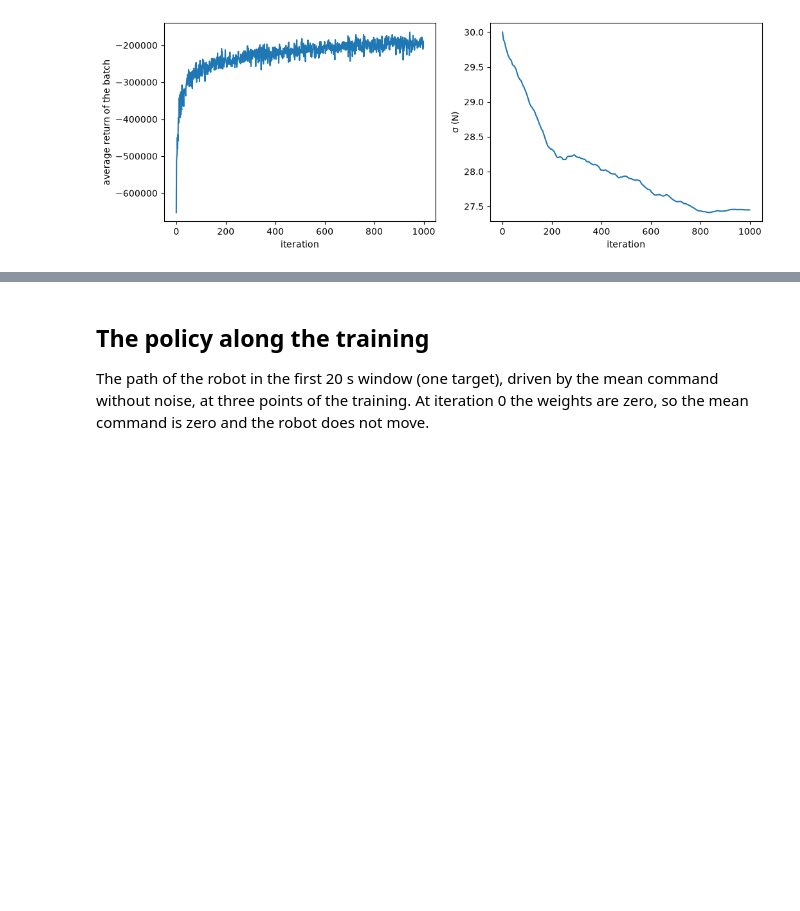
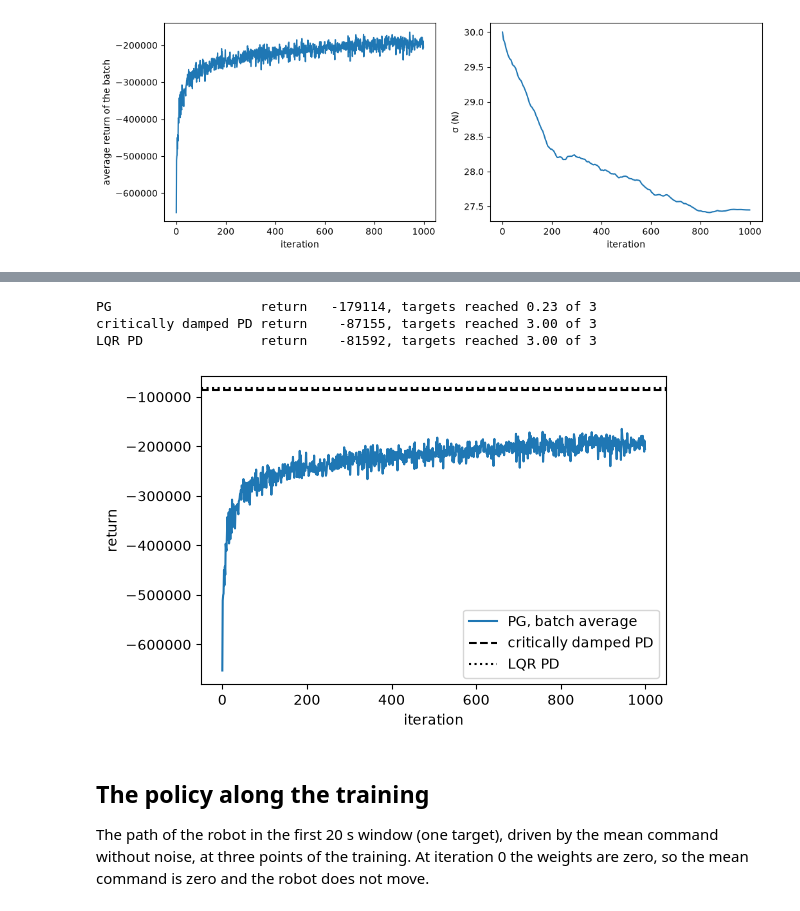
Before and after one commit to dariopellegrino00/zamboni, a Jupyter notebook: notebooks/training.ipynb, the cells around one changed output, grey strips where cells are left out. Drawn from its saved outputs; the diff is of its cells as text; code cells hidden in the pictures; blank space fills up the shorter version.

Commit message:
feat: add the PD and LQR reference controllers
Signed-off-by: Dario Pellegrino <dario.pellegrino00@gmail.com>

```diff
--- a/notebooks/training.ipynb
+++ b/notebooks/training.ipynb
@@ -34,3 +39,28 @@ plt.show()
+# %%
+controllers = {
+    "critically damped PD": PDController.critically_damped(cfg.mass),
+    "LQR PD": PDController.lqr(cfg.mass, cfg.energy_coeff),
+}
+results = {"PG": result} | {
+    name: evaluate(controller.act, cfg.mass, cfg.energy_coeff)
+    for name, controller in controllers.items()
+}
+for name, r in results.items():
+    print(f"{name:20} return {r['return']:9.0f}, targets reached {r['targets_reached']:.2f} of 3")
+
+plt.figure(figsize=(6, 4))
+plt.plot(history["return"], label="PG, batch average")
+for name, style in [("critically damped PD", "--"), ("LQR PD", ":")]:
+    plt.axhline(results[name]["return"], color="black", linestyle=style, label=name)
+plt.xlabel("iteration")
+plt.ylabel("return")
+plt.legend()
+plt.show()
+# %% [output]
+PG                   return   -179114, targets reached 0.23 of 3
+critically damped PD return    -87155, targets reached 3.00 of 3
+LQR PD               return    -81592, targets reached 3.00 of 3
+[figure, added]
 # %% [markdown]
 ## The policy along the training
 
```
Also changed, not shown: parts of 2 cells of this notebook, 3 other files.
